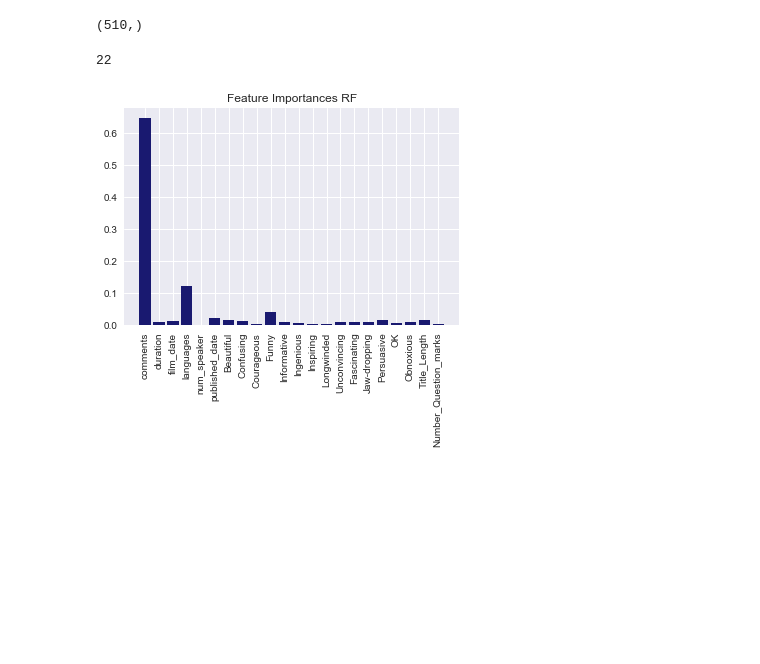
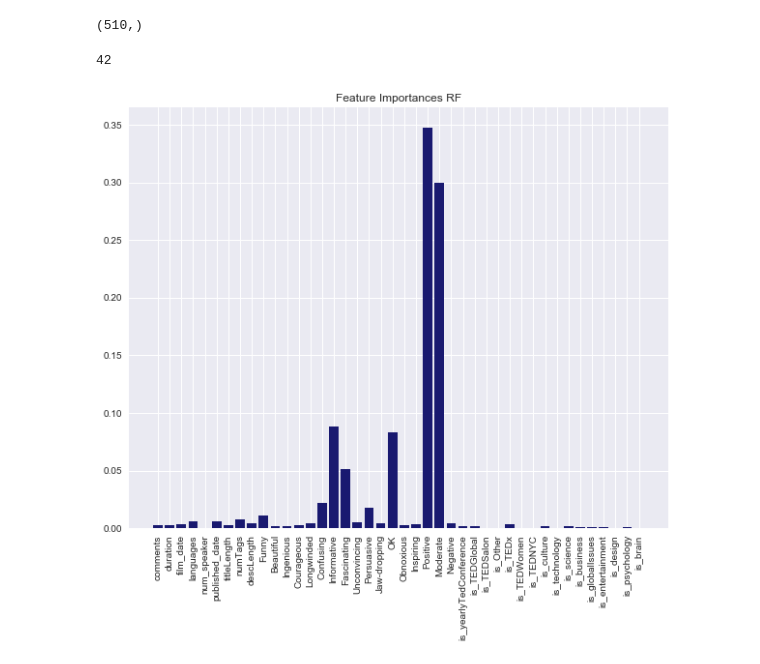
Before and after one commit to artina-m/TopTalks, a Jupyter notebook: Oversample Random Forest.ipynb, the cells around one changed output. Saved outputs shown, nothing was run; the diff lists cells and outputs as text; code cells hidden in the pictures; blank space fills up the shorter version.

```diff
--- a/Oversample Random Forest.ipynb
+++ b/Oversample Random Forest.ipynb
@@ -25,7 +28,14 @@ data.head()
+# %%
+data = data.drop('Unnamed: 0', axis=1)
+data = data.drop('ratings', axis=1)
+data = data.drop('related_talks', axis=1)
+data = data.drop('name', axis = 1)
 # %%
-data = data.drop('main_speaker', axis = 1)
-data = data.drop('speaker_occupation', axis=1)
-data = data.drop('title', axis=1)
+data = data.drop('tags', axis = 1)
+data = data.drop('description', axis = 1)
+data = data.drop('event_class', axis = 1)
+# %%
+data = data.drop('event', axis =1)
 # %%
 def get_ranking(views):
     if views > 10000000: return 'rank1'
@@ -241,4 +253,4 @@ CVresults.loc[CVresults['MSE'] == CVresults['MSE'].min()]
 # %%
-regr = RandomForestRegressor(n_estimators=50, max_depth=13, random_state=42)
+regr = RandomForestRegressor(n_estimators=200, max_depth=15, random_state=42)
 regr.fit(X_train, y_train)
 # %% [output]
@@ -262,16 +274,18 @@ y_test.shape
 (510,)
 # %%
 labels = X_train.columns
-x_axis = np.arange(22)
+x_axis = np.arange(42)
 impo = regr.feature_importances_
 
+
+plt.figure(figsize = (10,8))
 plt.bar(x_axis, impo, align='center', color='midnightblue');
 plt.xticks(x_axis, labels, rotation='vertical');
 plt.title('Feature Importances RF');
 print(regr.n_features_)
 # %% [output]
-22
+42
-[figure, old version]
+[figure, new version]
 # %%
 y_pred = regr.predict(X_test)
 mse_random_forest_all = mean_squared_error(y_test, y_pred)
```
Also changed, not shown: parts of 15 cells of this notebook, 1 other file.
